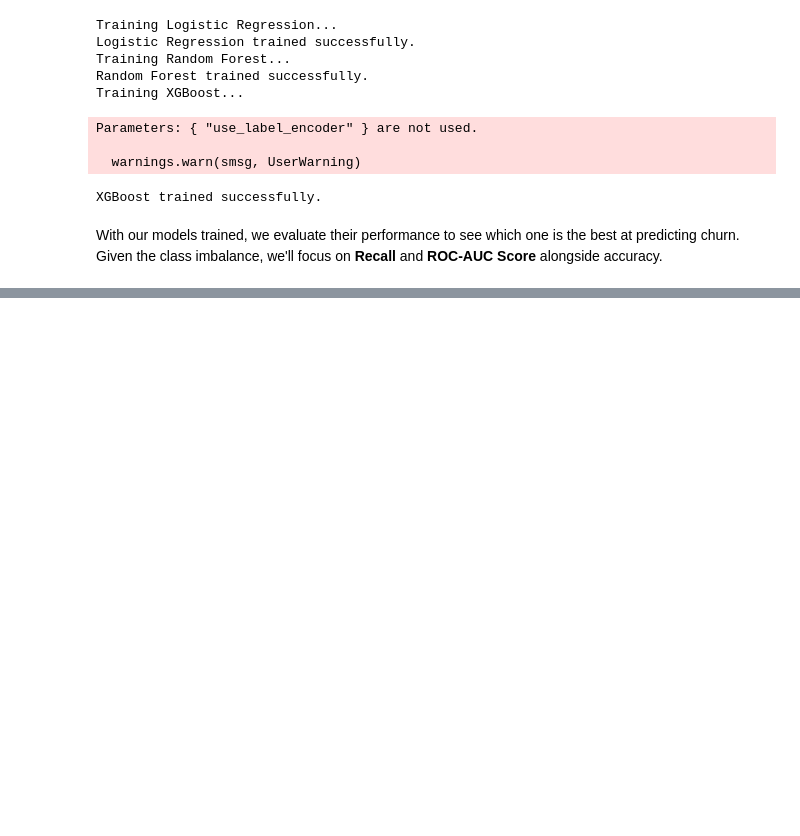
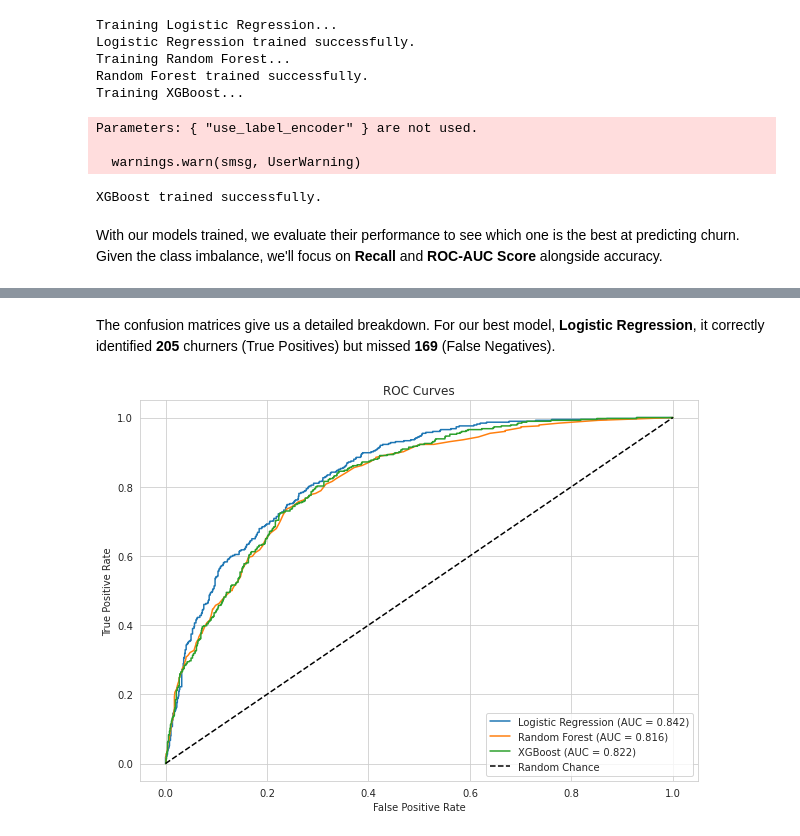
Before and after one commit to mutembeic/FUTURE_ML_02, a Jupyter notebook: notebooks/churn_prediction.ipynb, the cells around one changed output, grey strips where cells are left out. Cells and saved outputs as stored; diff of their text form; code cells hidden in the pictures; blank space fills up the shorter version.

```diff
--- a/notebooks/churn_prediction.ipynb
+++ b/notebooks/churn_prediction.ipynb
@@ -237,0 +301,19 @@ With our models trained, we evaluate their performance to see which one is the b
+# %% [markdown]
+The confusion matrices give us a detailed breakdown. For our best model, **Logistic Regression**, it correctly identified **205** churners (True Positives) but missed **169** (False Negatives).
+# %%
+plt.figure(figsize=(10, 7))
+
+for name, pipeline in pipelines.items():
+    y_pred_proba = pipeline.predict_proba(X_test)[:, 1]
+    fpr, tpr, _ = roc_curve(y_test, y_pred_proba)
+    auc = roc_auc_score(y_test, y_pred_proba)
+    plt.plot(fpr, tpr, label=f'{name} (AUC = {auc:.3f})')
+
+plt.plot([0, 1], [0, 1], 'k--', label='Random Chance')
+plt.xlabel('False Positive Rate')
+plt.ylabel('True Positive Rate')
+plt.title('ROC Curves')
+plt.legend()
+plt.show()
+# %% [output]
+[figure, added]
```
Also changed, not shown: parts of 6 cells of this notebook.
